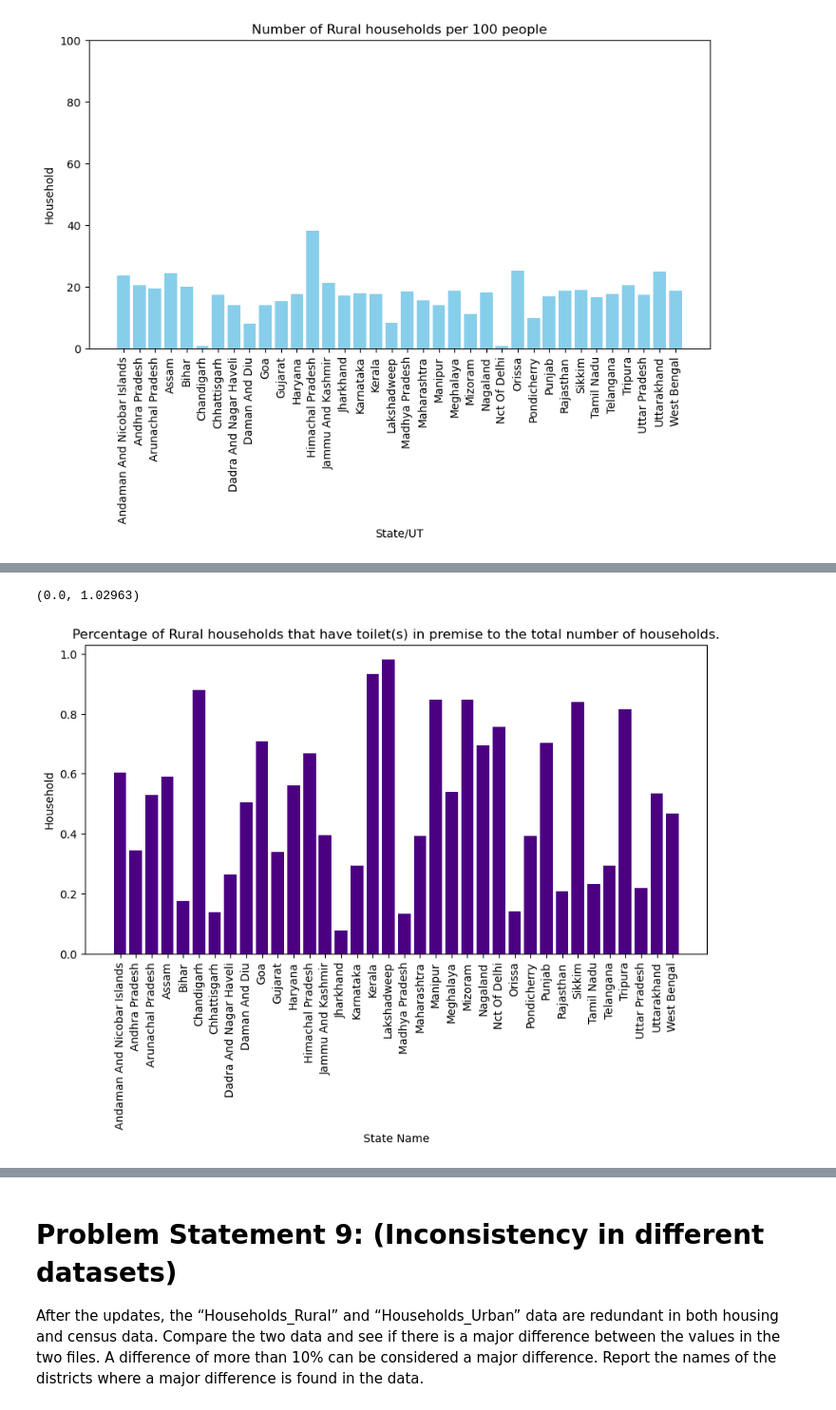
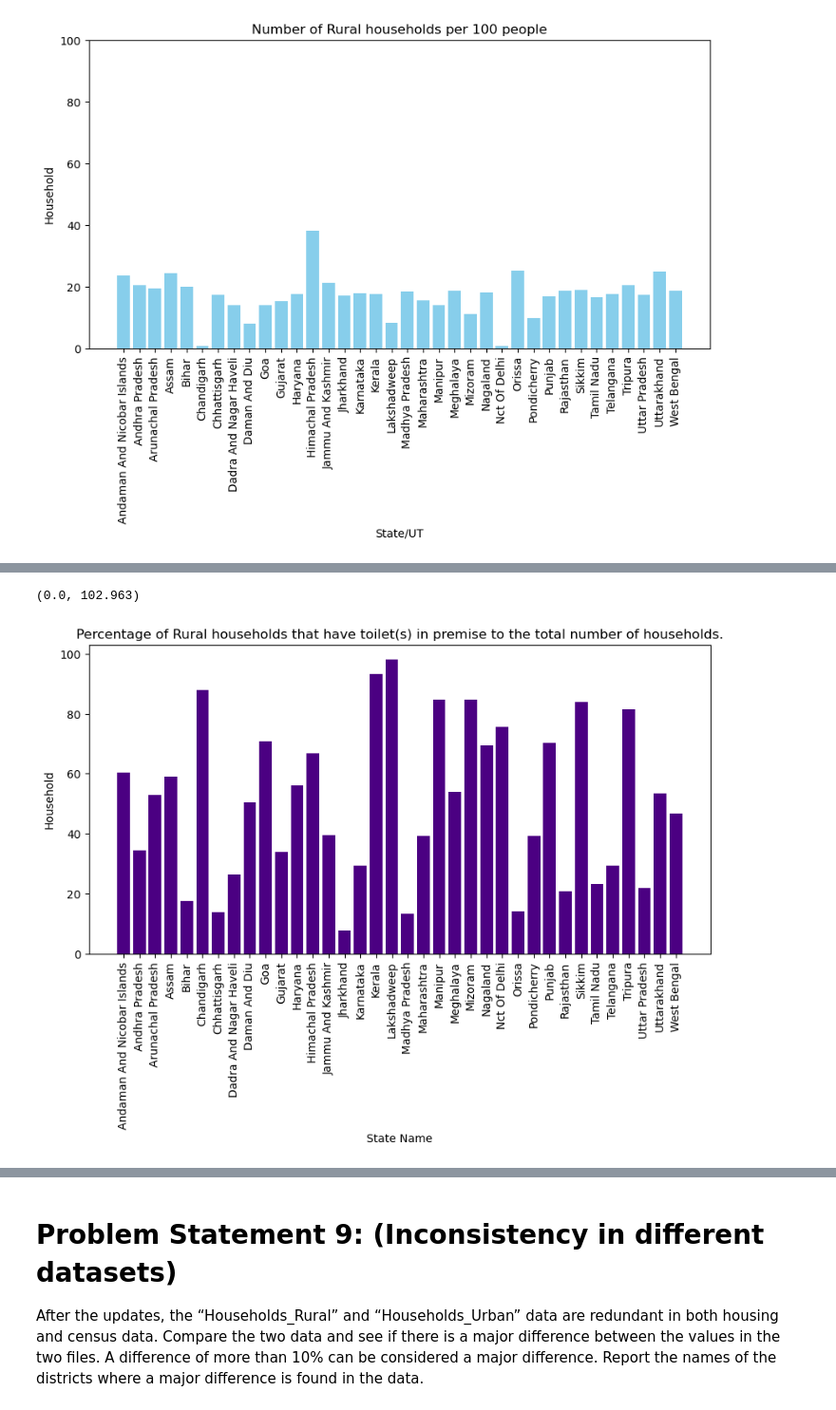
Before and after one commit to LokeshKumar4/Analysis_Census_healthcare, a Jupyter notebook: project1.ipynb, the cells around one changed output, grey strips where cells are left out. Shown at 95% size. Drawn from its saved outputs; the diff is of its cells as text; code cells hidden in the pictures.

```diff
--- a/project1.ipynb
+++ b/project1.ipynb
@@ -1208,16 +1210,16 @@ plt.ylim(0,100)
 # %%
 plt.figure(figsize=(10,5))
 
-plt.bar(x=grouped_data['State/UT'],height=grouped_data['Households_Rural_Toilet_Premise'] /grouped_data['Households_Rural'],color=["indigo"])
+plt.bar(x=grouped_data['State/UT'],height=grouped_data['Households_Rural_Toilet_Premise']*100 /grouped_data['Households_Rural'],color=["indigo"])
 plt.ylabel("Household")
 plt.xlabel("State Name")
 plt.title("Percentage of Rural households that have toilet(s) in premise to the total number of households.")
 plt.xticks(rotation = 90)
 
 plt.ylim(0,)
 # %% [output]
-(0.0, 1.02963)
+(0.0, 102.963)
-[figure, old version]
+[figure, new version]
 # %%
 plt.figure(figsize=(10,5))
 
```
Also changed, not shown: parts of 50 cells of this notebook, 2 other files.
